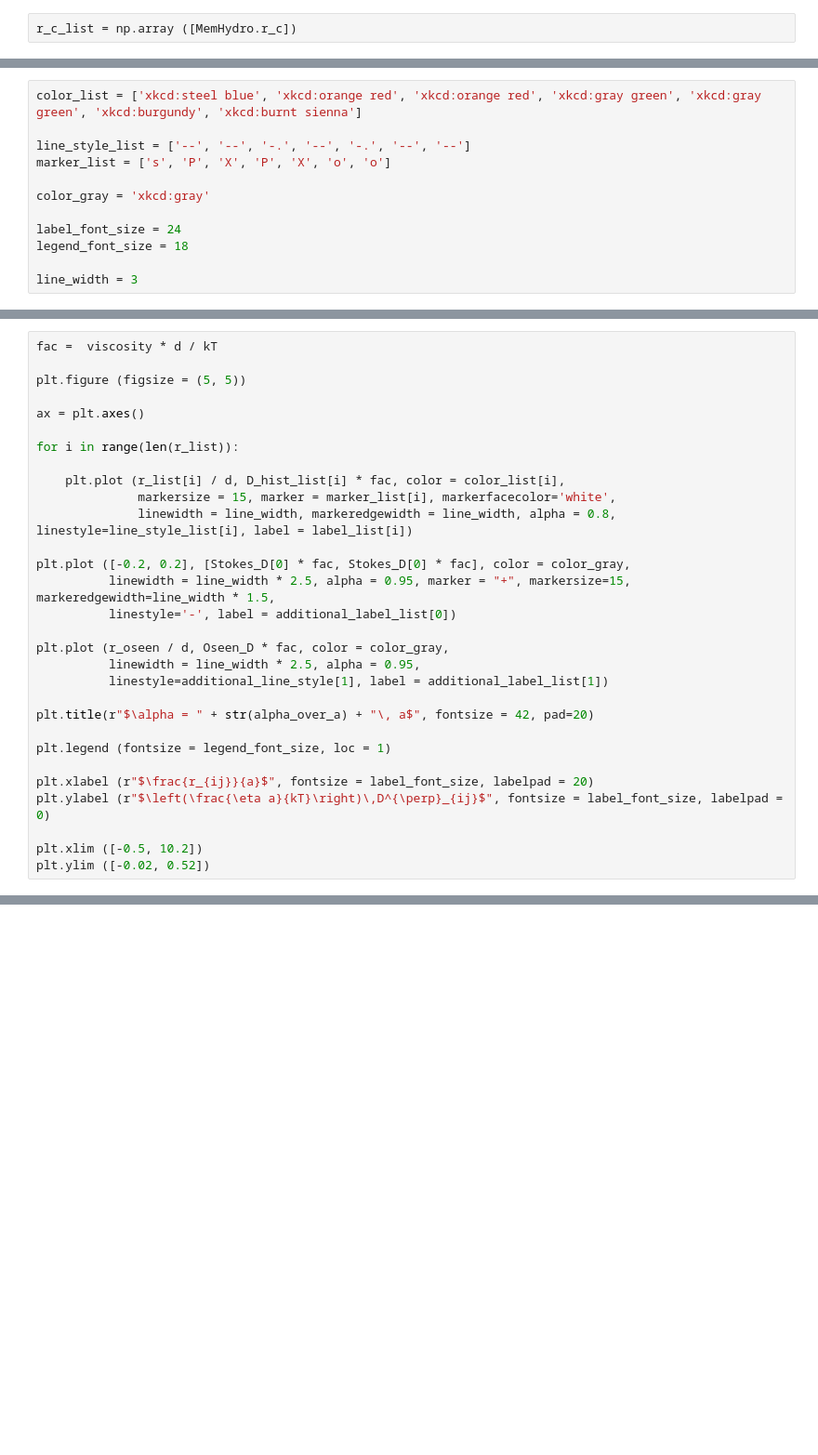
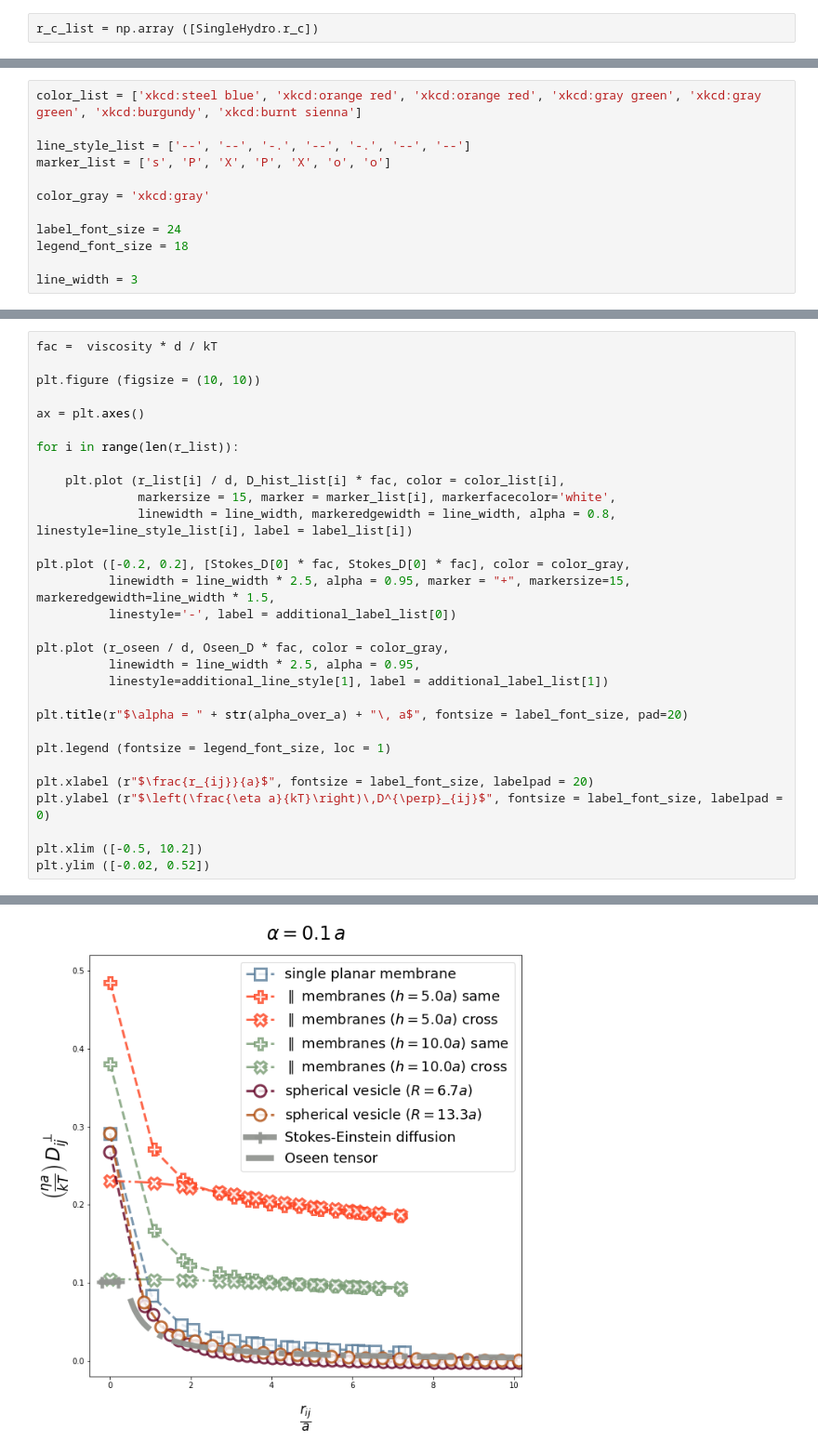
Before and after one commit to noegroup/membrane_kinetics, a Jupyter notebook: diffusion_tensors/compiled_diffusion_friction_tensor.ipynb, the cells around one changed output, grey strips where cells are left out. Shown at 93% size. Cells and saved outputs as stored; diff of their text form; blank space fills up the shorter version.

```diff
--- a/diffusion_tensors/compiled_diffusion_friction_tensor.ipynb
+++ b/diffusion_tensors/compiled_diffusion_friction_tensor.ipynb
@@ -124,7 +133,7 @@ D_hist_list = [D_hist_flat,
                D_hist_par20, D_hist_par21,
                D_hist_ves1, D_hist_ves2]
 # %%
-r_c_list = np.array ([MemHydro.r_c])
+r_c_list = np.array ([SingleHydro.r_c])
 # %%
 Stokes_zeta = 6.0 * np.pi * viscosity * r_c_list
 Stokes_D = kT / (6.0 * np.pi * viscosity * r_c_list)
@@ -182,7 +194,7 @@ plt.xlim ([-0.5, 7.2])
 # %%
 fac =  viscosity * d / kT
 
-plt.figure (figsize = (5, 5))
+plt.figure (figsize = (10, 10))
 
 ax = plt.axes()
 
@@ -200,7 +212,7 @@ plt.plot (r_oseen / d, Oseen_D * fac, color = color_gray,
           linewidth = line_width * 2.5, alpha = 0.95,
           linestyle=additional_line_style[1], label = additional_label_list[1])
 
-plt.title(r"$\alpha = " + str(alpha_over_a) + "\, a$", fontsize = 42, pad=20)
+plt.title(r"$\alpha = " + str(alpha_over_a) + "\, a$", fontsize = label_font_size, pad=20)
 
 plt.legend (fontsize = legend_font_size, loc = 1)
 
@@ -209,3 +221,4 @@ plt.ylabel (r"$\left(\frac{\eta a}{kT}\right)\,D^{\perp}_{ij}$", fontsize = labe
 
 plt.xlim ([-0.5, 10.2])
 plt.ylim ([-0.02, 0.52])
+# %% [output]
@@ -211,0 +226 @@ plt.ylim ([-0.02, 0.52])
+[figure, added]
```
Also changed, not shown: parts of 6 cells of this notebook.
